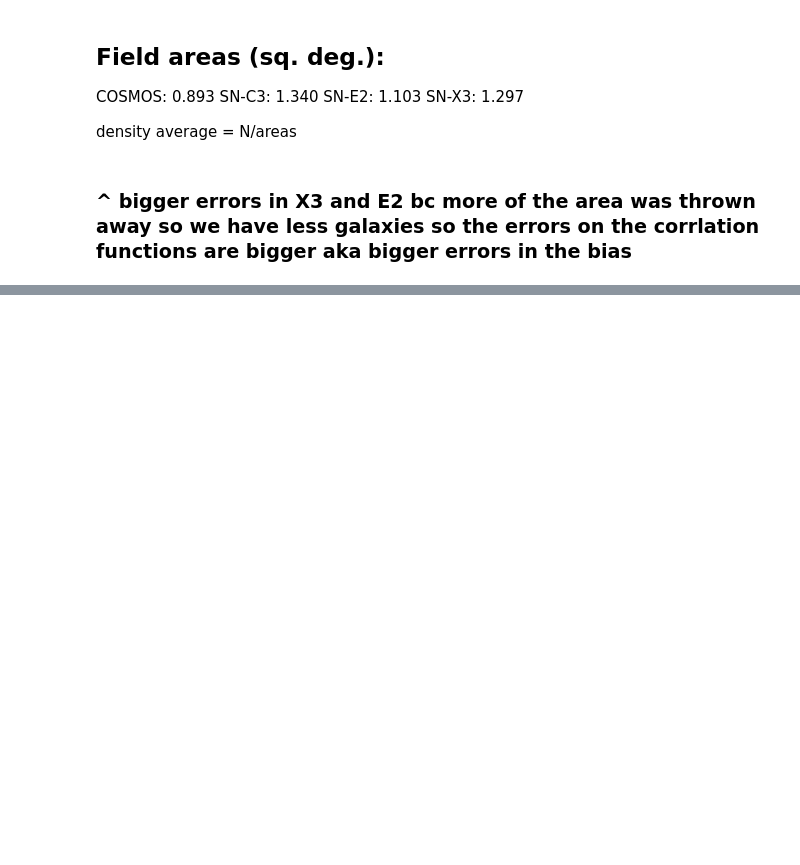
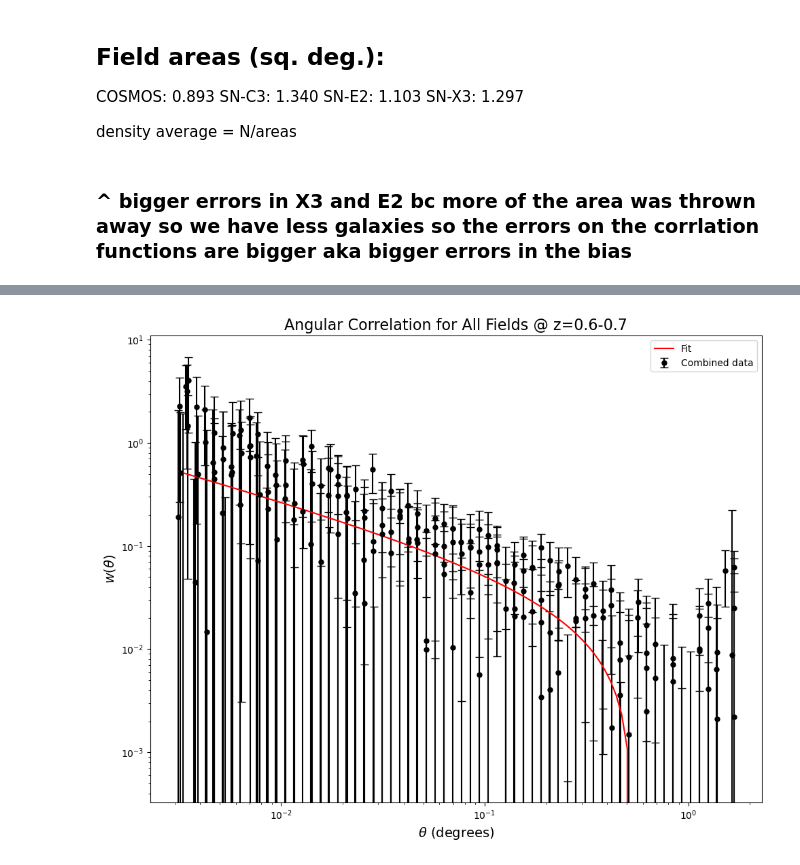
Before and after one commit to OtiliaIrina/Master_Thesis, a Jupyter notebook: New code/New_Test.ipynb, the cells around one changed output, grey strips where cells are left out. Cells and saved outputs as stored; diff of their text form; code cells hidden in the pictures; blank space fills up the shorter version.

```diff
--- a/New code/New_Test.ipynb
+++ b/New code/New_Test.ipynb
@@ -980,0 +1255,23 @@ Fitted parameters: b1=1.2615200832216975, alpha=0.1263403260785112, beta=0.5, Mm
+# %%
+def fit_function(theta, A, alpha, beta):
+    return A * (theta**alpha) + beta
+
+popt, pcov = curve_fit(fit_function, all_theta, all_w_theta, sigma=all_w_theta_errors, p0=[1, -1, 0])
+
+plt.figure(figsize=(10, 8))
+plt.errorbar(all_theta, all_w_theta, yerr=all_w_theta_errors, fmt='o', color='black', capsize=4, markersize=5, label='Combined data')
+
+theta_fit = np.logspace(np.log10(min(all_theta)), np.log10(max(all_theta)), 100)
+w_theta_fit = fit_function(theta_fit, *popt)
+plt.plot(theta_fit, w_theta_fit, 'r-', label='Fit')
+
+plt.xscale('log')
+plt.yscale('log')
+plt.xlabel(r'$\theta$ (degrees)', fontsize=14)
+plt.ylabel(r'$w(\theta)$', fontsize=14)
+plt.title(f'Angular Correlation for All Fields @ z={z_min}-{z_max}', fontsize=16)
+plt.legend(fontsize=10, loc='best')
+plt.tight_layout()
+plt.show()
+# %% [output]
+[figure, added]
```
Also changed, not shown: parts of 28 cells of this notebook, 3 other files.
